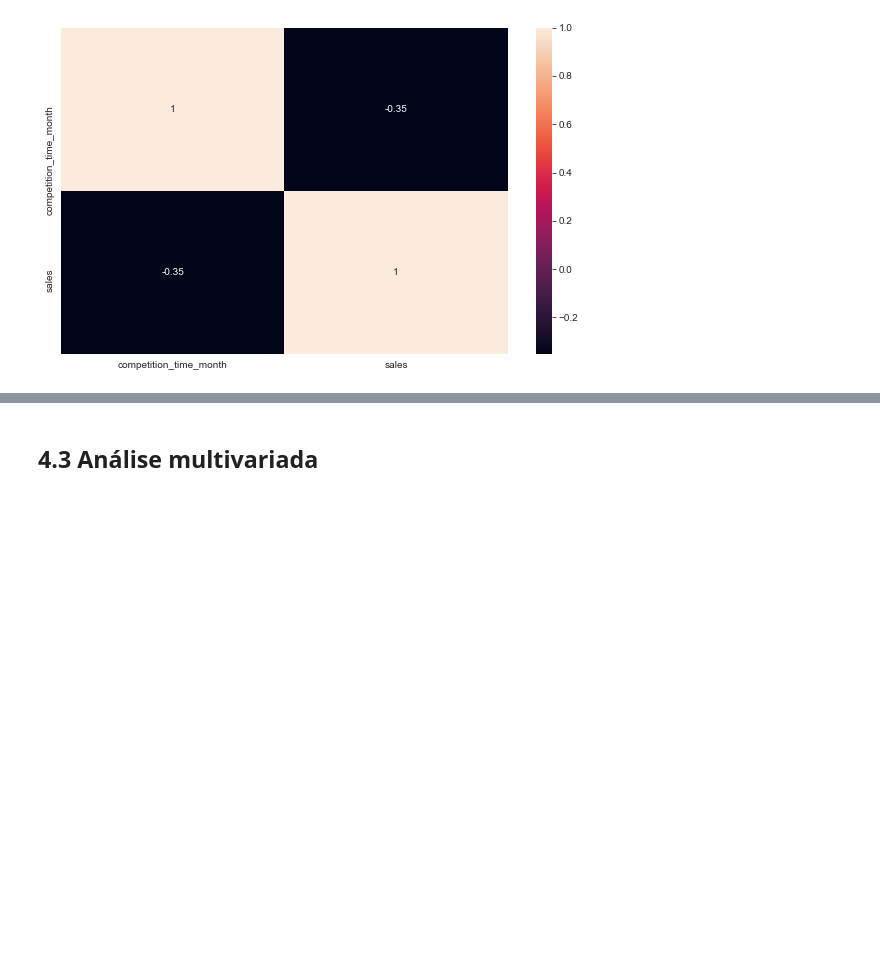
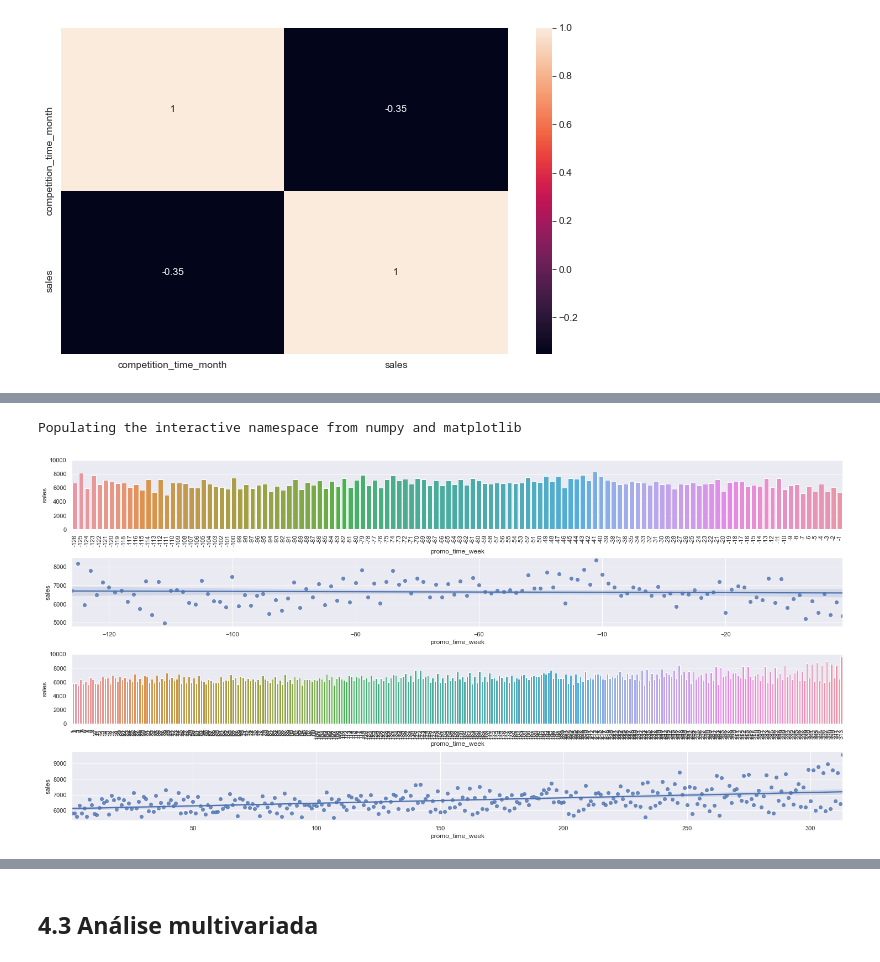
Before and after one commit to renato-favarin/ds_em_producao, a Jupyter notebook: ds_em_producao.ipynb, the cells around one changed output, grey strips where cells are left out. Cells and saved outputs as stored; diff of their text form; code cells hidden in the pictures; blank space fills up the shorter version.

```diff
--- a/ds_em_producao.ipynb
+++ b/ds_em_producao.ipynb
@@ -770,0 +769,43 @@ O veredito da hipótese H2 é que **"não, lojas com competidores à mais tempo
+# %%
+# função para, daqui para frente, ajustar o tamanho dos gráficos automaticamente
+from IPython.core.display import HTML
+
+def jupyter_settings():
+    %matplotlib inline
+    %pylab inline
+    plt.style.use( 'bmh' )
+    plt.rcParams['figure.figsize'] = [25, 12]
+    plt.rcParams['font.size'] = 25
+    display( HTML( '<style>.container { width:100% !important; }</style>') )
+    pd.options.display.max_columns = None
+    pd.options.display.max_rows = None
+    pd.set_option( 'display.expand_frame_repr', False )
+    sns.set()
+jupyter_settings()
+# %% [output]
+Populating the interactive namespace from numpy and matplotlib
+# %%
+aux1 = df4[['promo_time_week','sales']].groupby('promo_time_week').mean().reset_index()
+
+plt.subplot(4,1,1)
+aux2 = aux1[aux1['promo_time_week'] < 0] # vendas em lojas que nunca fizeram alguma promoção extendida
+plt.xticks(rotation = 90)
+plt.ylim(0,10000)
+sns.barplot(x='promo_time_week', y='sales', data=aux2);
+
+plt.subplots_adjust(hspace=.4)
+plt.subplot(4,1,2)
+sns.regplot(x='promo_time_week', y='sales', data=aux2);
+
+plt.subplots_adjust(hspace=.4)
+plt.subplot(4,1,3)
+aux3 = aux1[aux1['promo_time_week'] > 0] # vendas em lojas que já fizeram alguma promoção extendida
+plt.xticks(rotation = 90)
+plt.ylim(0,10000)
+sns.barplot(x='promo_time_week', y='sales', data=aux3);
+
+plt.subplots_adjust(hspace=.4)
+plt.subplot(4,1,4)
+sns.regplot(x='promo_time_week', y='sales', data=aux3);
+# %% [output]
+[figure, added]
```
Also changed, not shown: parts of 61 cells of this notebook.
